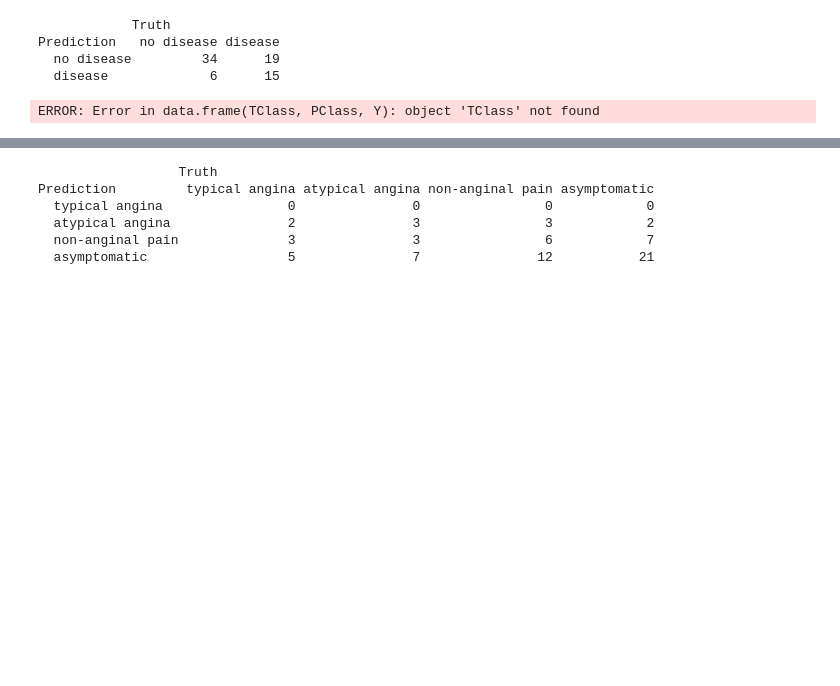
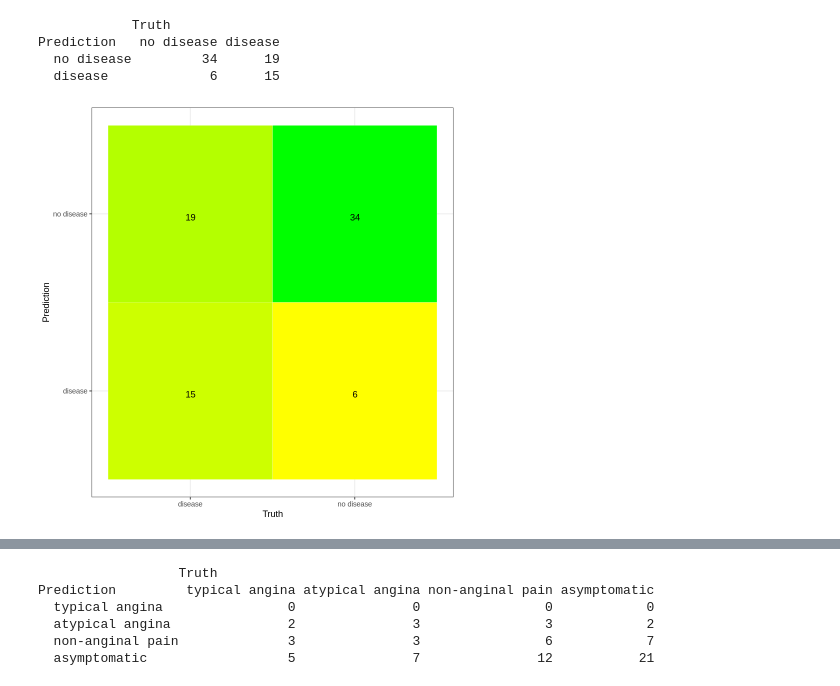
Before and after one commit to ssyl29/group_project, a Jupyter notebook: redemption.ipynb, the cells around one changed output, grey strips where cells are left out. Saved outputs shown, nothing was run; the diff lists cells and outputs as text; code cells hidden in the pictures; blank space fills up the shorter version.

Commit message:
fixed tclass and pclass

```diff
--- a/redemption.ipynb
+++ b/redemption.ipynb
@@ -217,14 +219,15 @@ Prediction   no disease disease
 # %%
 Truth <- factor(c('no disease', 'no disease', 'disease', 'disease'))
 Prediction <- factor(c('no disease', 'disease', 'disease', 'no disease'))
-Y      <- c(34, 6, 15, 19)
-df <- data.frame(TClass, PClass, Y)
+Y  <- c(34, 6, 15, 19)
+df <- data.frame(Truth, Prediction, Y)
 
 library(ggplot2)
+
 ggplot(data =  df, mapping = aes(x = Truth, y = Prediction)) +
   geom_tile(aes(fill = Y), colour = "white") +
   geom_text(aes(label = sprintf("%1.0f", Y)), vjust = 1) +
   scale_fill_gradient(low = "yellow", high = "green") +
   theme_bw() + theme(legend.position = "none")
 # %% [output]
-ERROR: Error in data.frame(TClass, PClass, Y): object 'TClass' not found
+[figure, added]
```
Also changed, not shown: parts of 8 cells of this notebook.
